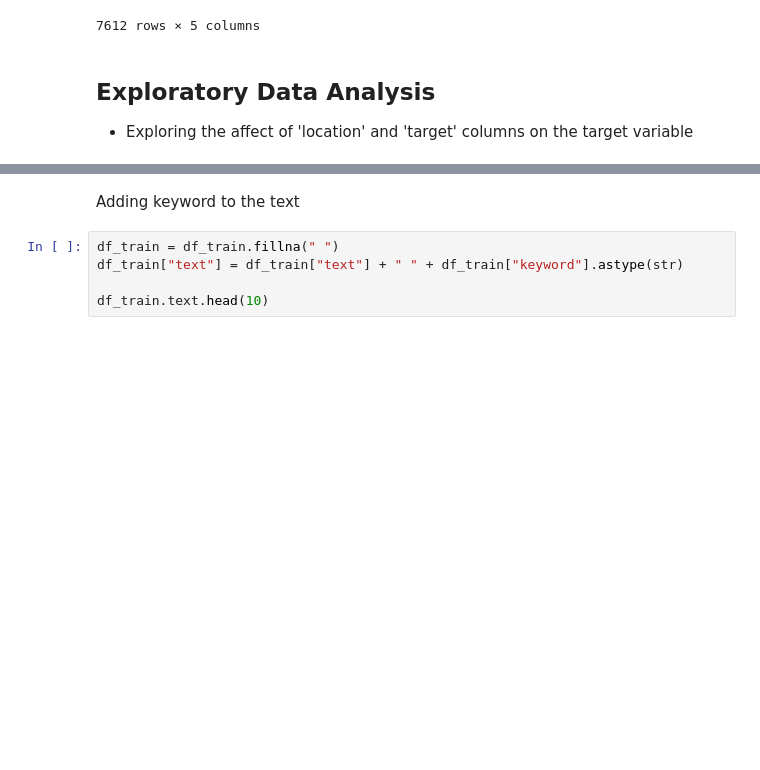
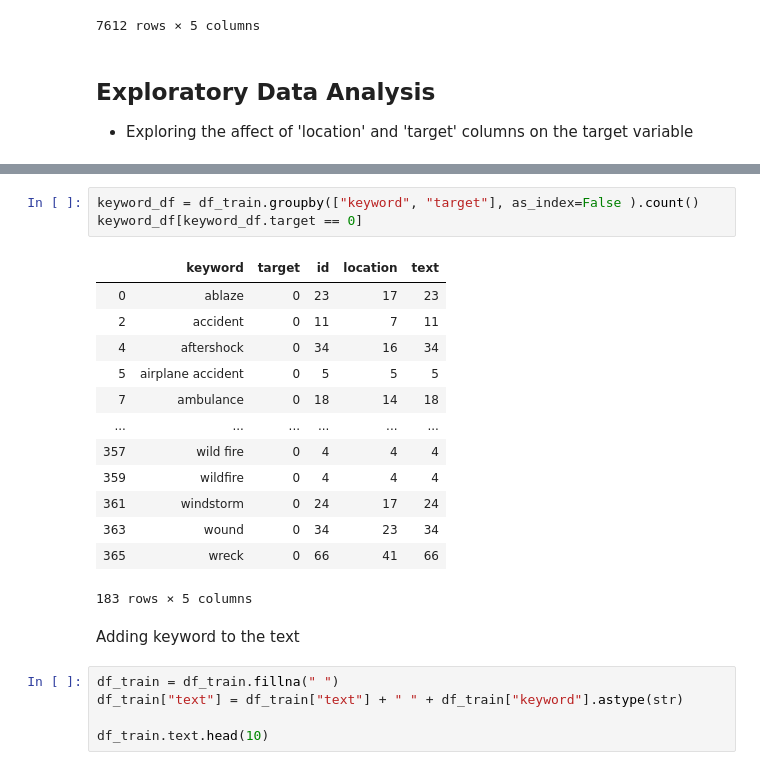
Before and after one commit to ShashankSharma26/Disaster-or-not-NLP-with-tweets, a Jupyter notebook: Data Modelling/Disaster or not- Data Modelling.ipynb, the cells around one changed output, grey strips where cells are left out. Drawn from its saved outputs; the diff is of its cells as text; blank space fills up the shorter version.

```diff
--- a/Data Modelling/Disaster or not- Data Modelling.ipynb
+++ b/Data Modelling/Disaster or not- Data Modelling.ipynb
@@ -156,3 +118,20 @@ There are a lot of irrelavent values in the the location column such as 'a sofa'
+# %%
+keyword_df = df_train.groupby(["keyword", "target"], as_index=False ).count()
+keyword_df[keyword_df.target == 0]
+# %% [output]
+|  | keyword | target | id | location | text |
+| 0 | ablaze | 0 | 23 | 17 | 23 |
+| 2 | accident | 0 | 11 | 7 | 11 |
+| 4 | aftershock | 0 | 34 | 16 | 34 |
+| 5 | airplane accident | 0 | 5 | 5 | 5 |
+| 7 | ambulance | 0 | 18 | 14 | 18 |
+| ... | ... | ... | ... | ... | ... |
+| 357 | wild fire | 0 | 4 | 4 | 4 |
+| 359 | wildfire | 0 | 4 | 4 | 4 |
+| 361 | windstorm | 0 | 24 | 17 | 24 |
+| 363 | wound | 0 | 34 | 23 | 34 |
+| 365 | wreck | 0 | 66 | 41 | 66 |
+183 rows × 5 columns
 # %% [markdown]
 Adding keyword to the text
 # %%
```
Also changed, not shown: parts of 10 cells of this notebook.
